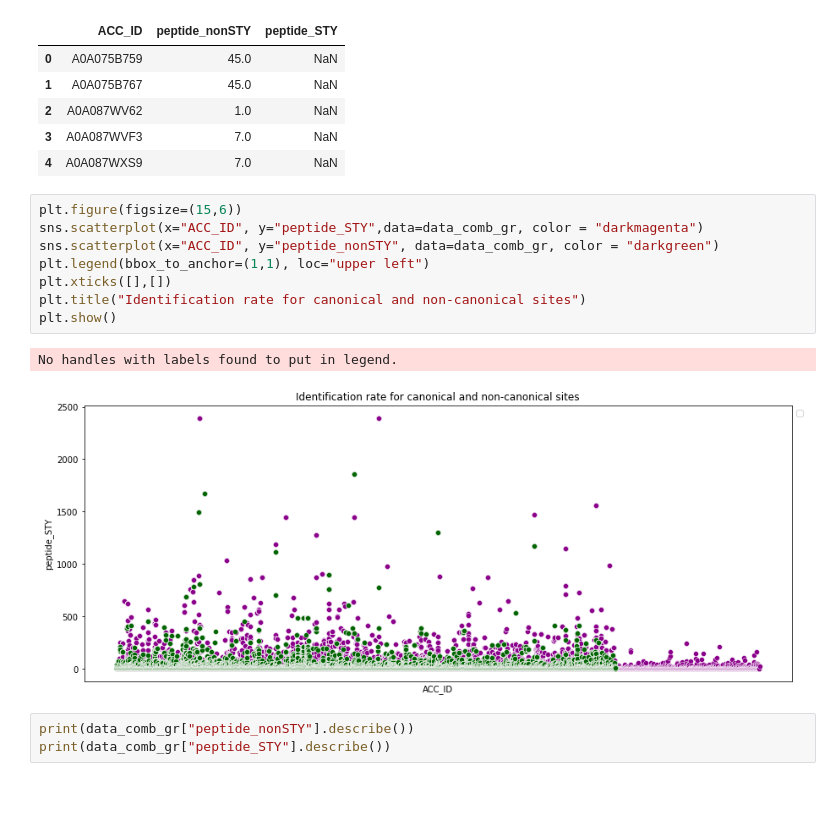
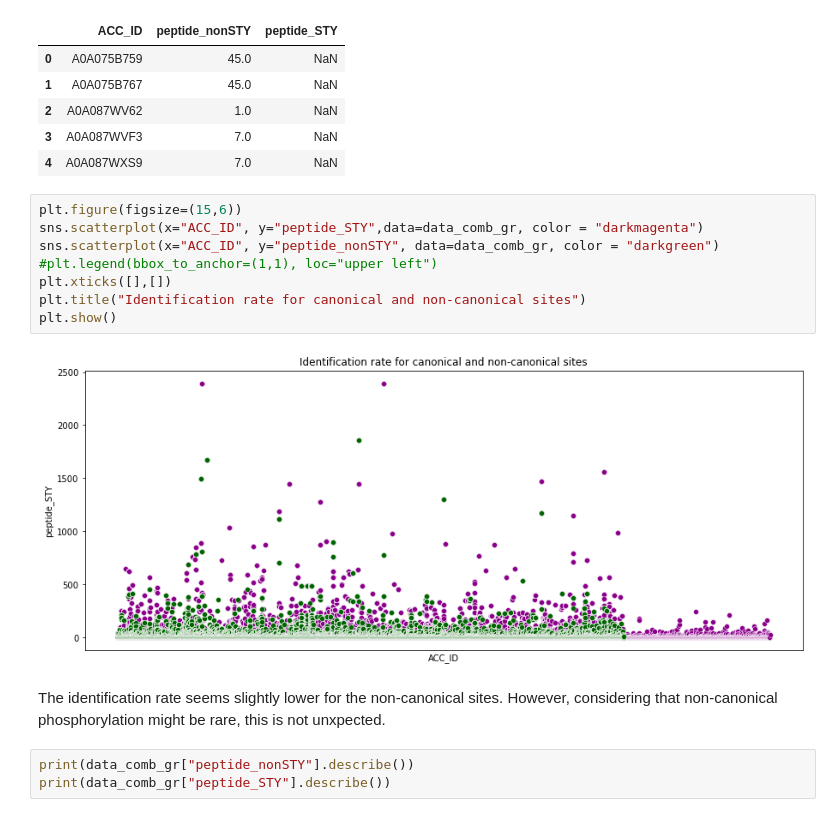
Before and after one commit to Hanne-Devos/Master_thesis, a Jupyter notebook: data_exploration_WP1/data_exploration.ipynb, the cells around one changed output. Cells and saved outputs as stored; diff of their text form.

```diff
--- a/data_exploration_WP1/data_exploration.ipynb
+++ b/data_exploration_WP1/data_exploration.ipynb
@@ -1857,14 +2046,15 @@ data_comb_gr.head()
 # %%
 plt.figure(figsize=(15,6))
 sns.scatterplot(x="ACC_ID", y="peptide_STY",data=data_comb_gr, color = "darkmagenta")
 sns.scatterplot(x="ACC_ID", y="peptide_nonSTY", data=data_comb_gr, color = "darkgreen")
-plt.legend(bbox_to_anchor=(1,1), loc="upper left")
+#plt.legend(bbox_to_anchor=(1,1), loc="upper left")
 plt.xticks([],[])
 plt.title("Identification rate for canonical and non-canonical sites")
 plt.show()
 # %% [output]
-No handles with labels found to put in legend.
-[figure, old version]
+[figure, new version]
+# %% [markdown]
+The identification rate seems slightly lower for the non-canonical sites. However, considering that non-canonical phosphorylation might be rare, this is not unxpected.
 # %%
 print(data_comb_gr["peptide_nonSTY"].describe())
 print(data_comb_gr["peptide_STY"].describe())
```
Also changed, not shown: parts of 51 cells of this notebook.
